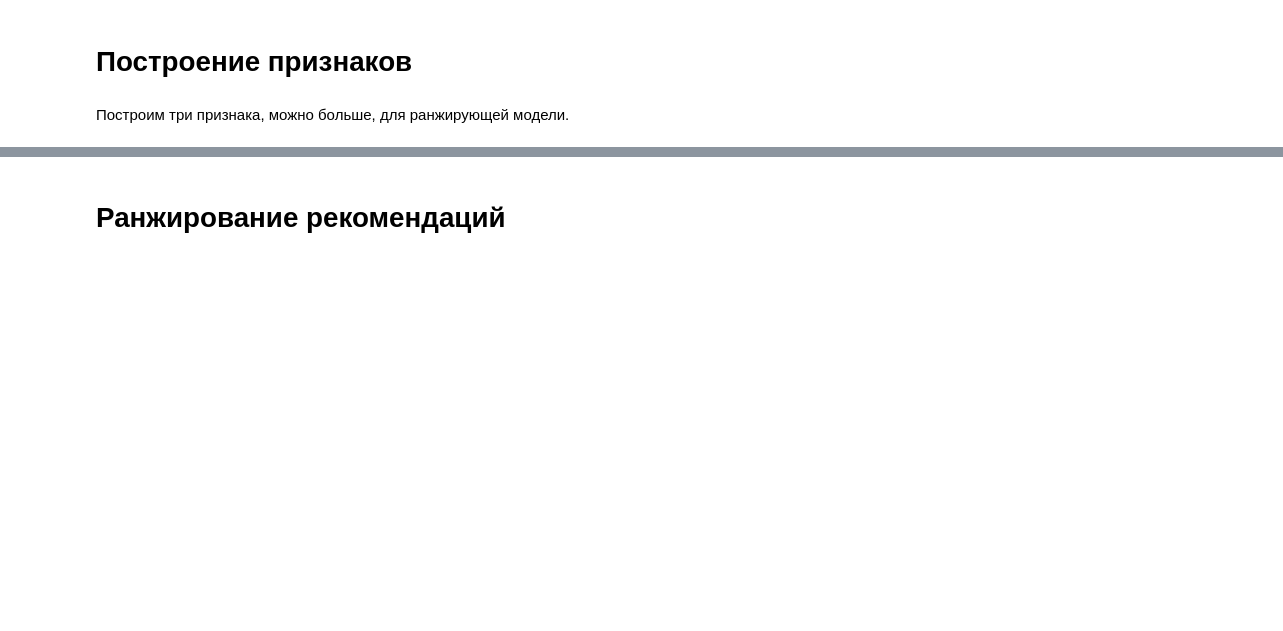
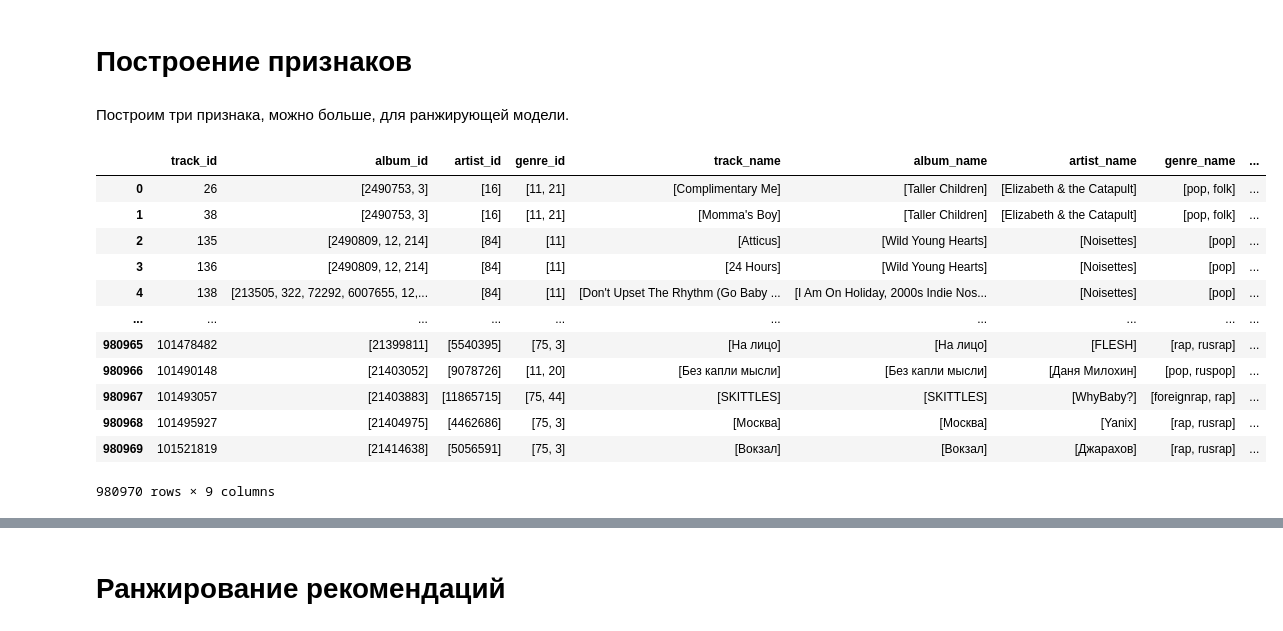
Before and after one commit to ozerge/mle-project-sprint-4-v001, a Jupyter notebook: recommendations.ipynb, the cells around one changed output, grey strips where cells are left out. Cells and saved outputs as stored; diff of their text form; code cells hidden in the pictures; blank space fills up the shorter version.

```diff
--- a/recommendations.ipynb
+++ b/recommendations.ipynb
@@ -3447,3 +3447,34 @@ recsys/data/items_sim.parquet - ЗАГРУЖЕН
 # Построение признаков
 # %% [markdown]
 Построим три признака, можно больше, для ранжирующей модели.
+# %%
+# Перед выпонением кода ниже можно почистить kernel
+
+import pandas as pd
+import numpy as np
+import os
+
+items = pd.read_parquet("recsys_data_similar/items_sim.parquet")
+events = pd.read_parquet("recsys_data_similar/events_sim.parquet")
+events_train = pd.read_parquet("recsys_data_similar/events_train_sim.parquet")
+events_test = pd.read_parquet("recsys_data_similar/events_test_sim.parquet")
+
+als_recommendations = pd.read_parquet("recsys_recom/personal_als.parquet")
+similar = pd.read_parquet("recsys_recom/similar.parquet")
+top_popular = pd.read_parquet("recsys_recom/top_popular.parquet")
+# %%
+items
+# %% [output]
+|  | track_id | album_id | artist_id | genre_id | track_name | album_name | artist_name | genre_name | ... |
+| 0 | 26 | [2490753, 3] | [16] | [11, 21] | [Complimentary Me] | [Taller Children] | [Elizabeth & the Catapult] | [pop, folk] | ... |
+| 1 | 38 | [2490753, 3] | [16] | [11, 21] | [Momma's Boy] | [Taller Children] | [Elizabeth & the Catapult] | [pop, folk] | ... |
+| 2 | 135 | [2490809, 12, 214] | [84] | [11] | [Atticus] | [Wild Young Hearts] | [Noisettes] | [pop] | ... |
+| 3 | 136 | [2490809, 12, 214] | [84] | [11] | [24 Hours] | [Wild Young Hearts] | [Noisettes] | [pop] | ... |
+| 4 | 138 | [213505, 322, 72292, 6007655, 12,... | [84] | [11] | [Don't Upset The Rhythm (Go Baby ... | [I Am On Holiday, 2000s Indie Nos... | [Noisettes] | [pop] | ... |
+| ... | ... | ... | ... | ... | ... | ... | ... | ... | ... |
+| 980965 | 101478482 | [21399811] | [5540395] | [75, 3] | [На лицо] | [На лицо] | [FLESH] | [rap, rusrap] | ... |
+| 980966 | 101490148 | [21403052] | [9078726] | [11, 20] | [Без капли мысли] | [Без капли мысли] | [Даня Милохин] | [pop, ruspop] | ... |
+| 980967 | 101493057 | [21403883] | [11865715] | [75, 44] | [SKITTLES] | [SKITTLES] | [WhyBaby?] | [foreignrap, rap] | ... |
+| 980968 | 101495927 | [21404975] | [4462686] | [75, 3] | [Москва] | [Москва] | [Yanix] | [rap, rusrap] | ... |
+| 980969 | 101521819 | [21414638] | [5056591] | [75, 3] | [Вокзал] | [Вокзал] | [Джарахов] | [rap, rusrap] | ... |
+980970 rows × 9 columns
```
Also changed, not shown: parts of 16 cells of this notebook.
